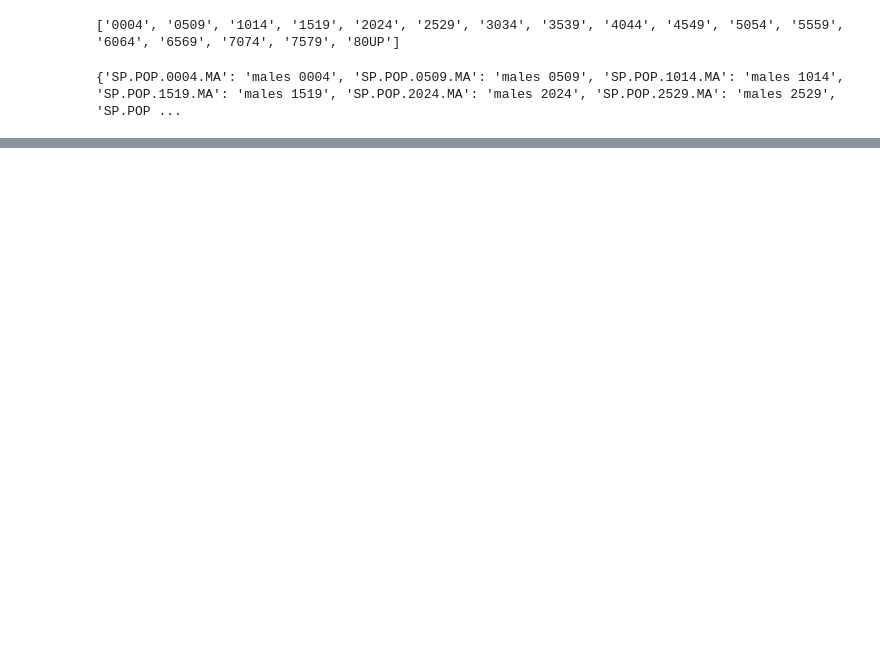
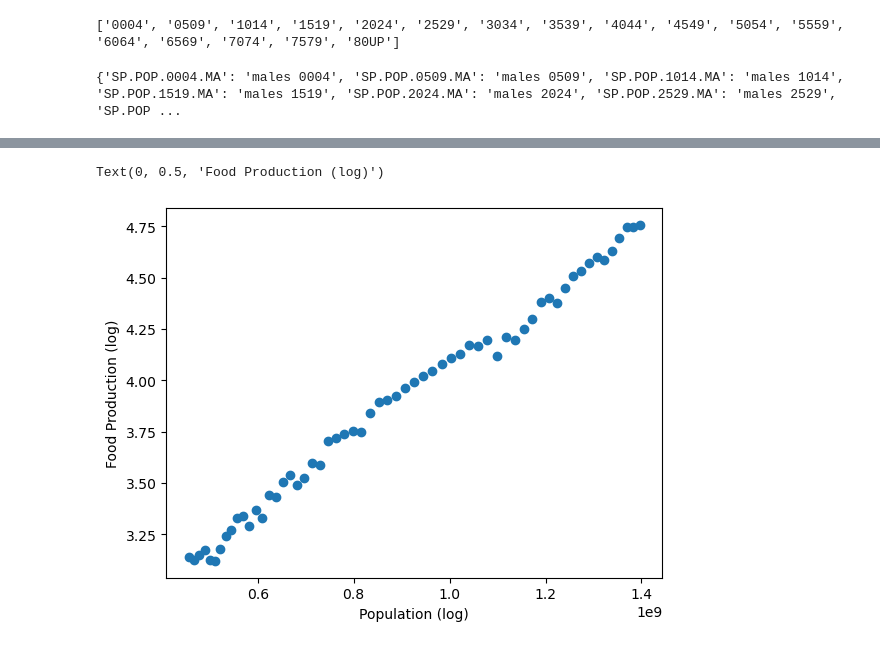
Before and after one commit to hoshiaip/EEP153Blake, a Jupyter notebook: project1.ipynb, the cells around one changed output, grey strips where cells are left out. Cells and saved outputs as stored; diff of their text form; code cells hidden in the pictures; blank space fills up the shorter version.

```diff
--- a/project1.ipynb
+++ b/project1.ipynb
@@ -243,0 +342,10 @@ fig.show()
+# %%
+ag_idx = ag.set_index(ag['date']).drop(columns=['date'])
+ag_idx['Food index (log)'] = np.log(ag_idx['Food index'])
+#ag_idx_log = np.log(ag_idx).dropna()
+plt.scatter('Population', 'Food index (log)', data=ag_idx)
+plt.xlabel('Population (log)')
+plt.ylabel('Food Production (log)')
+# %% [output]
+Text(0, 0.5, 'Food Production (log)')
+[figure, added]
```
Also changed, not shown: parts of 24 cells of this notebook.
